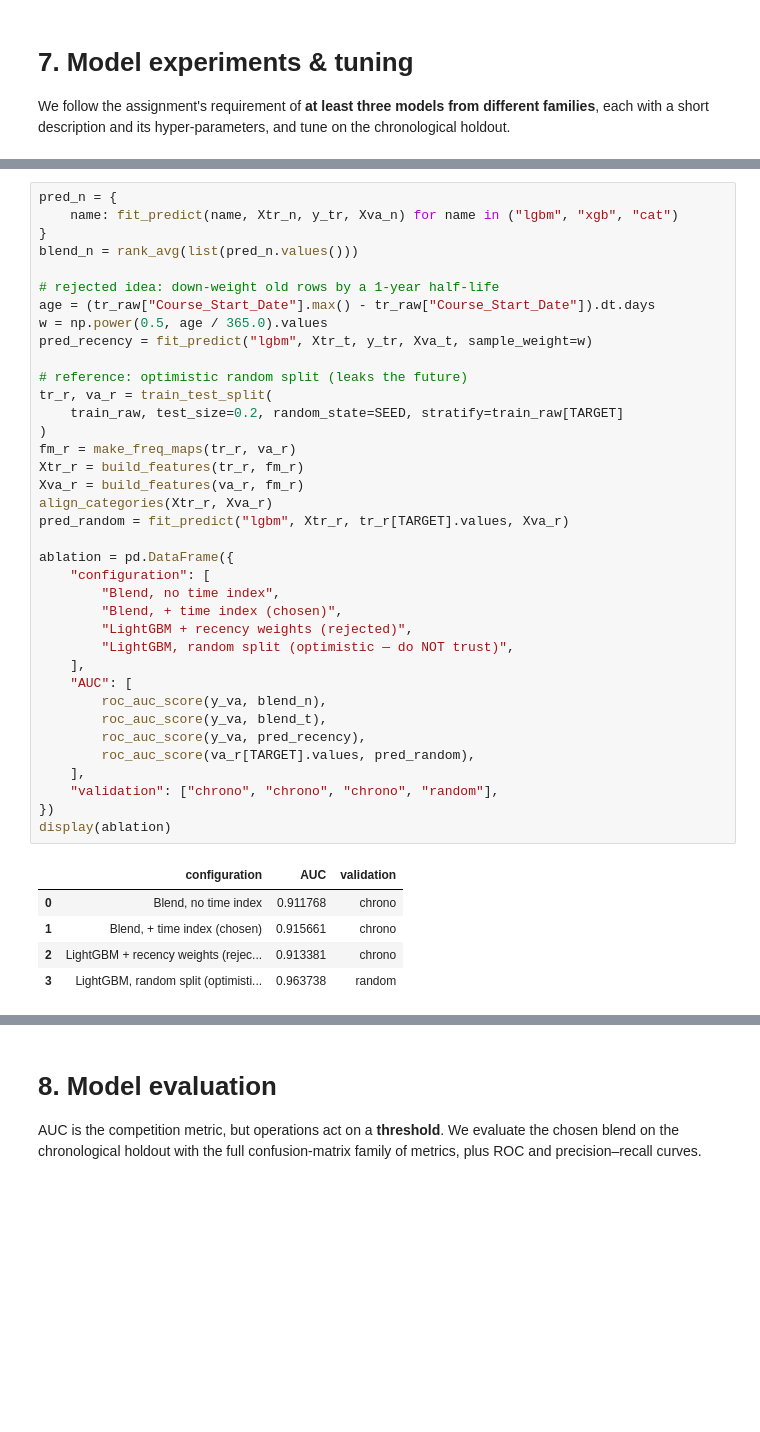
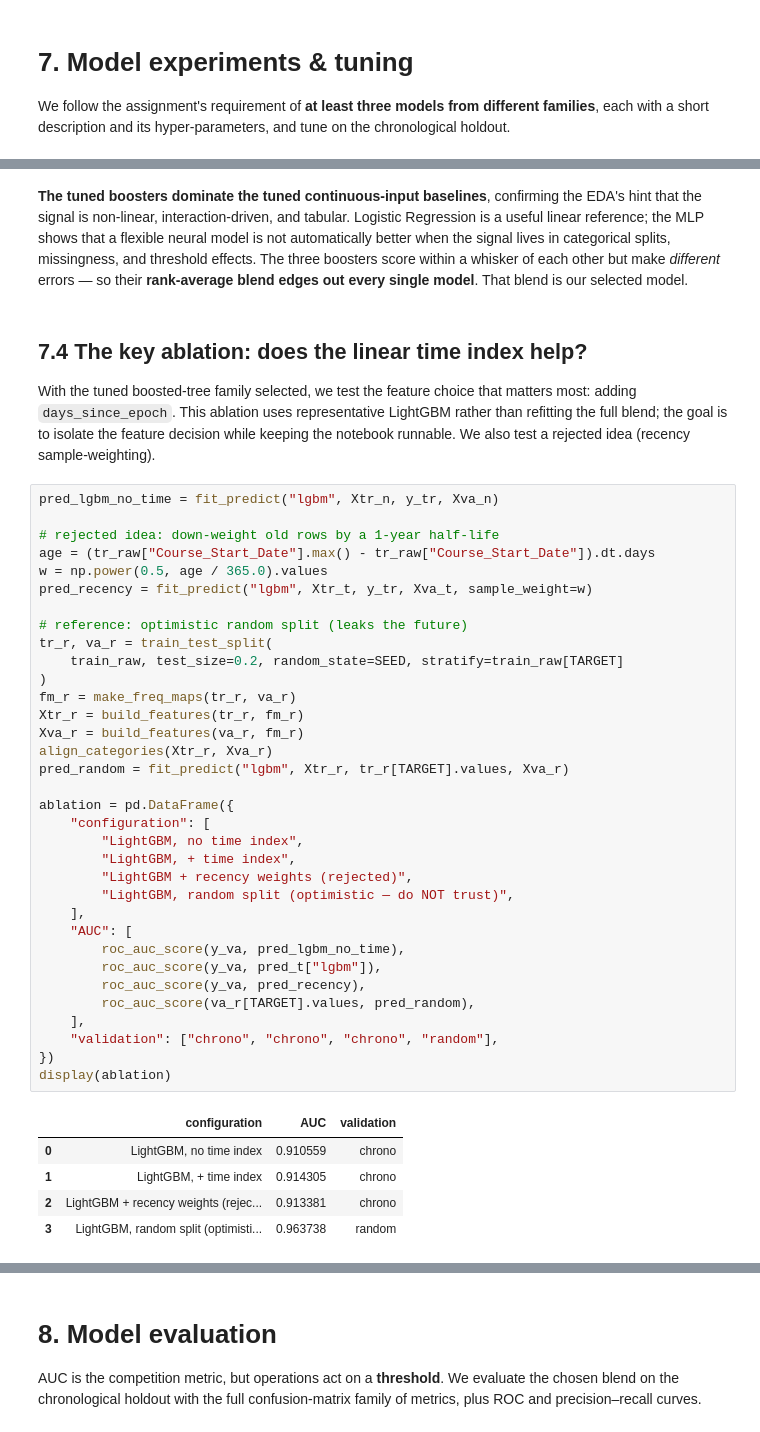
Before and after one commit to manemajef/ml-proj, a Jupyter notebook: notebook_v3.ipynb, the cells around one changed output, grey strips where cells are left out. Cells and saved outputs as stored; diff of their text form; blank space fills up the shorter version.

```diff
--- a/notebook_v3.ipynb
+++ b/notebook_v3.ipynb
@@ -1147,44 +1401,47 @@ This is the experiment that separates v2 from v1. We compare the blend **with**
+# %% [markdown]
+**The tuned boosters dominate the tuned continuous-input baselines**, confirming the EDA's hint that the signal is non-linear, interaction-driven, and tabular. Logistic Regression is a useful linear reference; the MLP shows that a flexible neural model is not automatically better when the signal lives in categorical splits, missingness, and threshold effects. The three boosters score within a whisker of each other but make _different_ errors — so their **rank-average blend edges out every single model**. That blend is our selected model.
+# %% [markdown]
+## 7.4 The key ablation: does the linear time index help?
+
+With the tuned boosted-tree family selected, we test the feature choice that matters most: adding `days_since_epoch`. This ablation uses representative LightGBM rather than refitting the full blend; the goal is to isolate the feature decision while keeping the notebook runnable. We also test a rejected idea (recency sample-weighting).
 # %%
-pred_n = {
-    name: fit_predict(name, Xtr_n, y_tr, Xva_n) for name in ("lgbm", "xgb", "cat")
-}
-blend_n = rank_avg(list(pred_n.values()))
+pred_lgbm_no_time = fit_predict("lgbm", Xtr_n, y_tr, Xva_n)
 
 # rejected idea: down-weight old rows by a 1-year half-life
 age = (tr_raw["Course_Start_Date"].max() - tr_raw["Course_Start_Date"]).dt.days
 w = np.power(0.5, age / 365.0).values
 pred_recency = fit_predict("lgbm", Xtr_t, y_tr, Xva_t, sample_weight=w)
 
 # reference: optimistic random split (leaks the future)
 tr_r, va_r = train_test_split(
     train_raw, test_size=0.2, random_state=SEED, stratify=train_raw[TARGET]
 )
 fm_r = make_freq_maps(tr_r, va_r)
 Xtr_r = build_features(tr_r, fm_r)
 Xva_r = build_features(va_r, fm_r)
 align_categories(Xtr_r, Xva_r)
 pred_random = fit_predict("lgbm", Xtr_r, tr_r[TARGET].values, Xva_r)
 
 ablation = pd.DataFrame({
     "configuration": [
-        "Blend, no time index",
-        "Blend, + time index (chosen)",
+        "LightGBM, no time index",
+        "LightGBM, + time index",
         "LightGBM + recency weights (rejected)",
         "LightGBM, random split (optimistic — do NOT trust)",
     ],
     "AUC": [
-        roc_auc_score(y_va, blend_n),
-        roc_auc_score(y_va, blend_t),
+        roc_auc_score(y_va, pred_lgbm_no_time),
+        roc_auc_score(y_va, pred_t["lgbm"]),
         roc_auc_score(y_va, pred_recency),
         roc_auc_score(va_r[TARGET].values, pred_random),
     ],
     "validation": ["chrono", "chrono", "chrono", "random"],
 })
 display(ablation)
 # %% [output]
 |  | configuration | AUC | validation |
-| 0 | Blend, no time index | 0.911768 | chrono |
-| 1 | Blend, + time index (chosen) | 0.915661 | chrono |
+| 0 | LightGBM, no time index | 0.910559 | chrono |
+| 1 | LightGBM, + time index | 0.914305 | chrono |
 | 2 | LightGBM + recency weights (rejec... | 0.913381 | chrono |
 | 3 | LightGBM, random split (optimisti... | 0.963738 | random |
 # %% [markdown]
```
Also changed, not shown: parts of 40 cells of this notebook, 31 other files.
